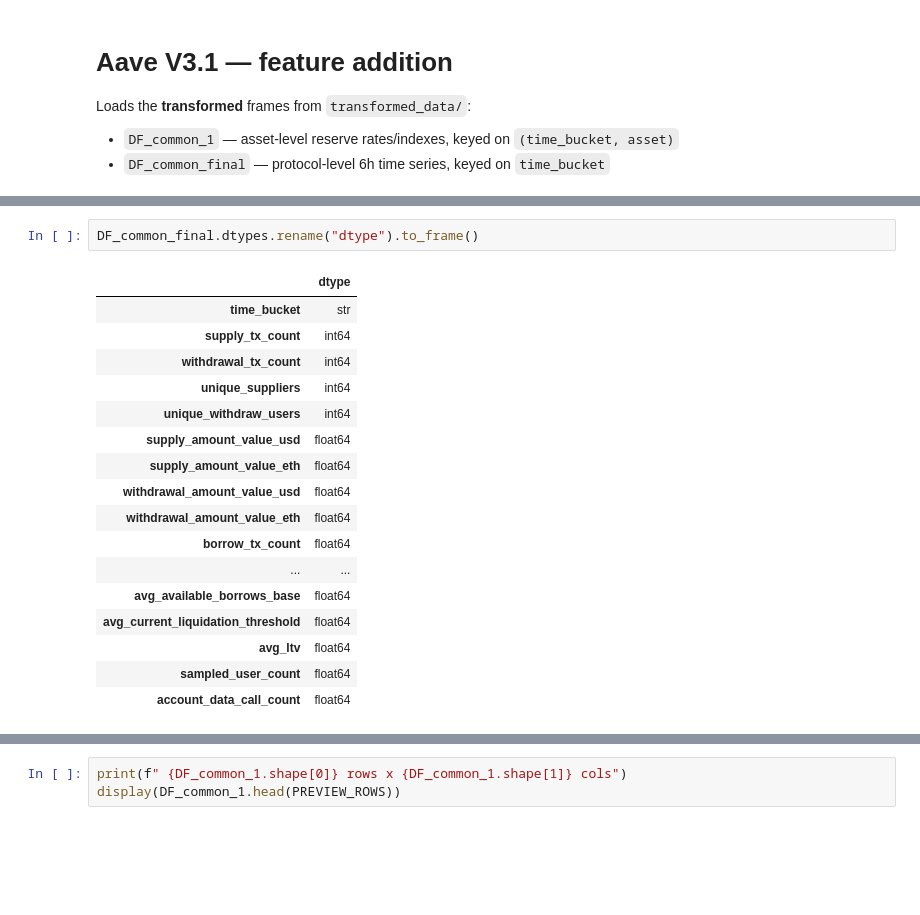
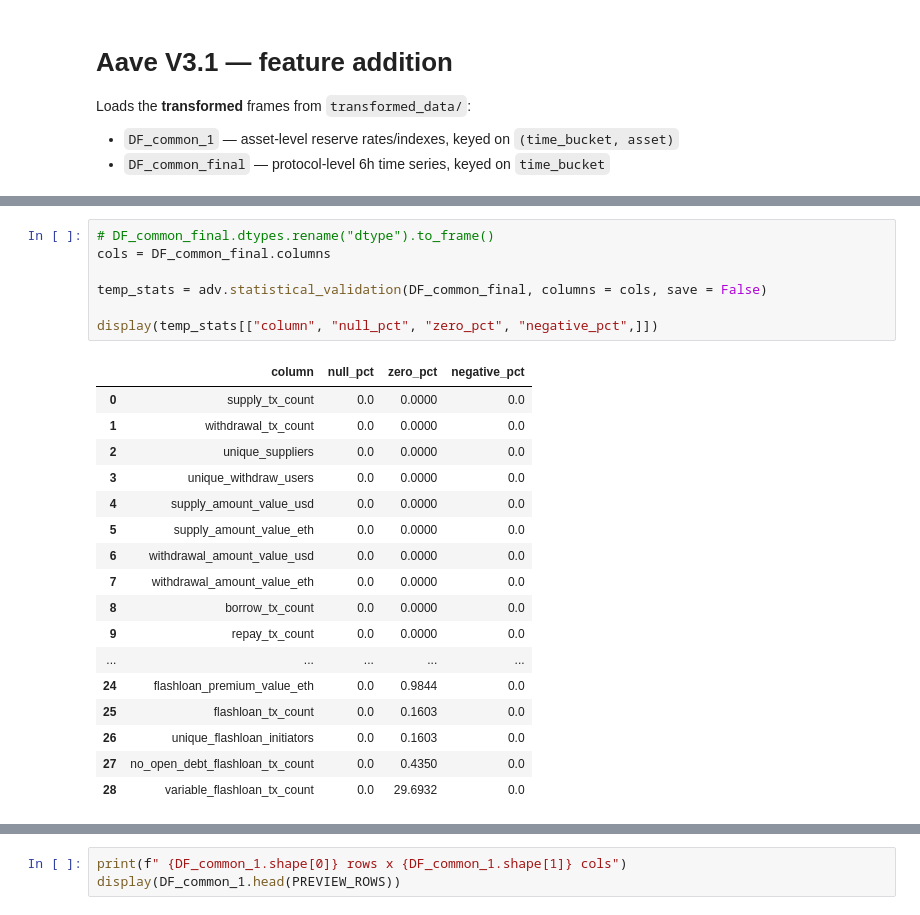
Before and after one commit to md-arham-ali/AAve_v3.1_Credit_risk_scoring, a Jupyter notebook: notebooks/feature_addition.ipynb, the cells around one changed output, grey strips where cells are left out. Cells and saved outputs as stored; diff of their text form; blank space fills up the shorter version.

```diff
--- a/notebooks/feature_addition.ipynb
+++ b/notebooks/feature_addition.ipynb
@@ -47,23 +65,28 @@ display(DF_common_final.head(PREVIEW_ROWS))
 # %%
-DF_common_final.dtypes.rename("dtype").to_frame()
+# DF_common_final.dtypes.rename("dtype").to_frame()
+cols = DF_common_final.columns
+
+temp_stats = adv.statistical_validation(DF_common_final, columns = cols, save = False)
+
+display(temp_stats[["column", "null_pct", "zero_pct", "negative_pct",]])
 # %% [output]
-|  | dtype |
-| time_bucket | str |
-| supply_tx_count | int64 |
-| withdrawal_tx_count | int64 |
-| unique_suppliers | int64 |
-| unique_withdraw_users | int64 |
-| supply_amount_value_usd | float64 |
-| supply_amount_value_eth | float64 |
-| withdrawal_amount_value_usd | float64 |
-| withdrawal_amount_value_eth | float64 |
-| borrow_tx_count | float64 |
-| ... | ... |
-| avg_available_borrows_base | float64 |
-| avg_current_liquidation_threshold | float64 |
-| avg_ltv | float64 |
-| sampled_user_count | float64 |
-| account_data_call_count | float64 |
+|  | column | null_pct | zero_pct | negative_pct |
+| 0 | supply_tx_count | 0.0 | 0.0000 | 0.0 |
+| 1 | withdrawal_tx_count | 0.0 | 0.0000 | 0.0 |
+| 2 | unique_suppliers | 0.0 | 0.0000 | 0.0 |
+| 3 | unique_withdraw_users | 0.0 | 0.0000 | 0.0 |
+| 4 | supply_amount_value_usd | 0.0 | 0.0000 | 0.0 |
+| 5 | supply_amount_value_eth | 0.0 | 0.0000 | 0.0 |
+| 6 | withdrawal_amount_value_usd | 0.0 | 0.0000 | 0.0 |
+| 7 | withdrawal_amount_value_eth | 0.0 | 0.0000 | 0.0 |
+| 8 | borrow_tx_count | 0.0 | 0.0000 | 0.0 |
+| 9 | repay_tx_count | 0.0 | 0.0000 | 0.0 |
+| ... | ... | ... | ... | ... |
+| 24 | flashloan_premium_value_eth | 0.0 | 0.9844 | 0.0 |
+| 25 | flashloan_tx_count | 0.0 | 0.1603 | 0.0 |
+| 26 | unique_flashloan_initiators | 0.0 | 0.1603 | 0.0 |
+| 27 | no_open_debt_flashloan_tx_count | 0.0 | 0.4350 | 0.0 |
+| 28 | variable_flashloan_tx_count | 0.0 | 29.6932 | 0.0 |
 # %%
 # additional liquidity metrics
 
```
Also changed, not shown: parts of 24 cells of this notebook, 13 other files.
